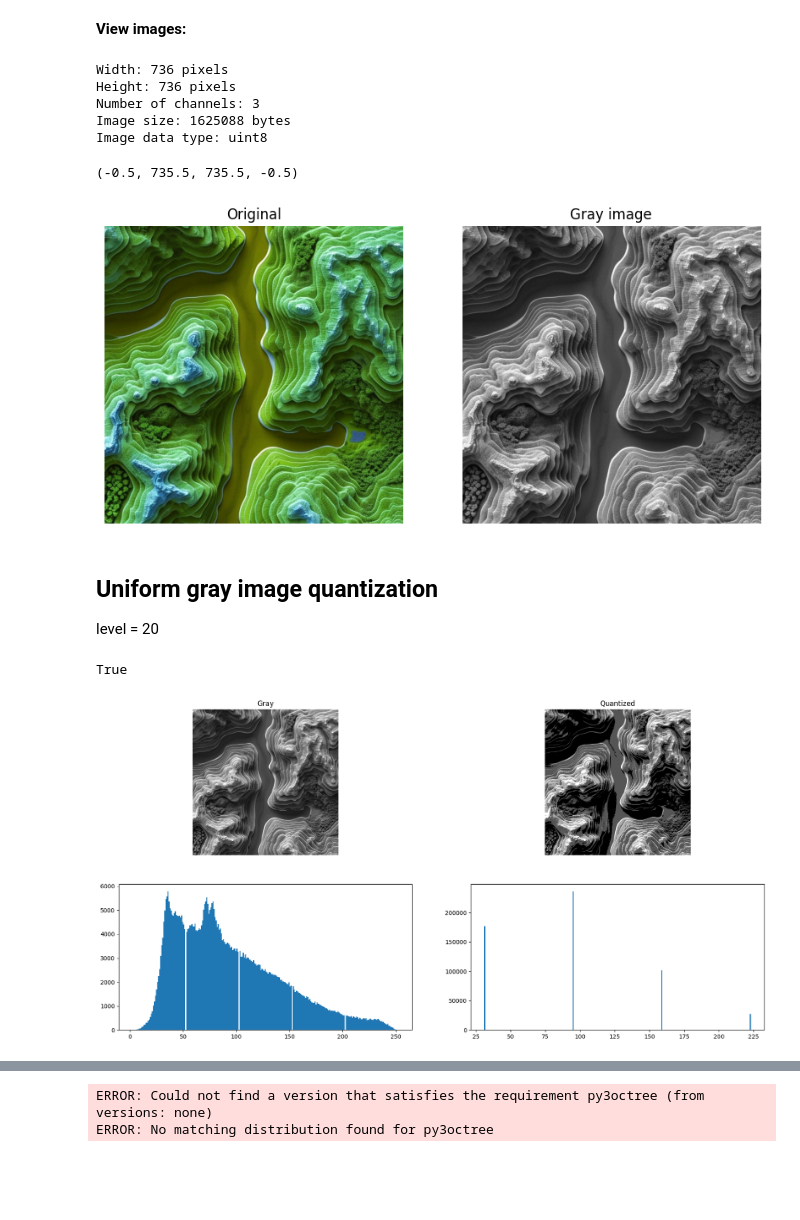
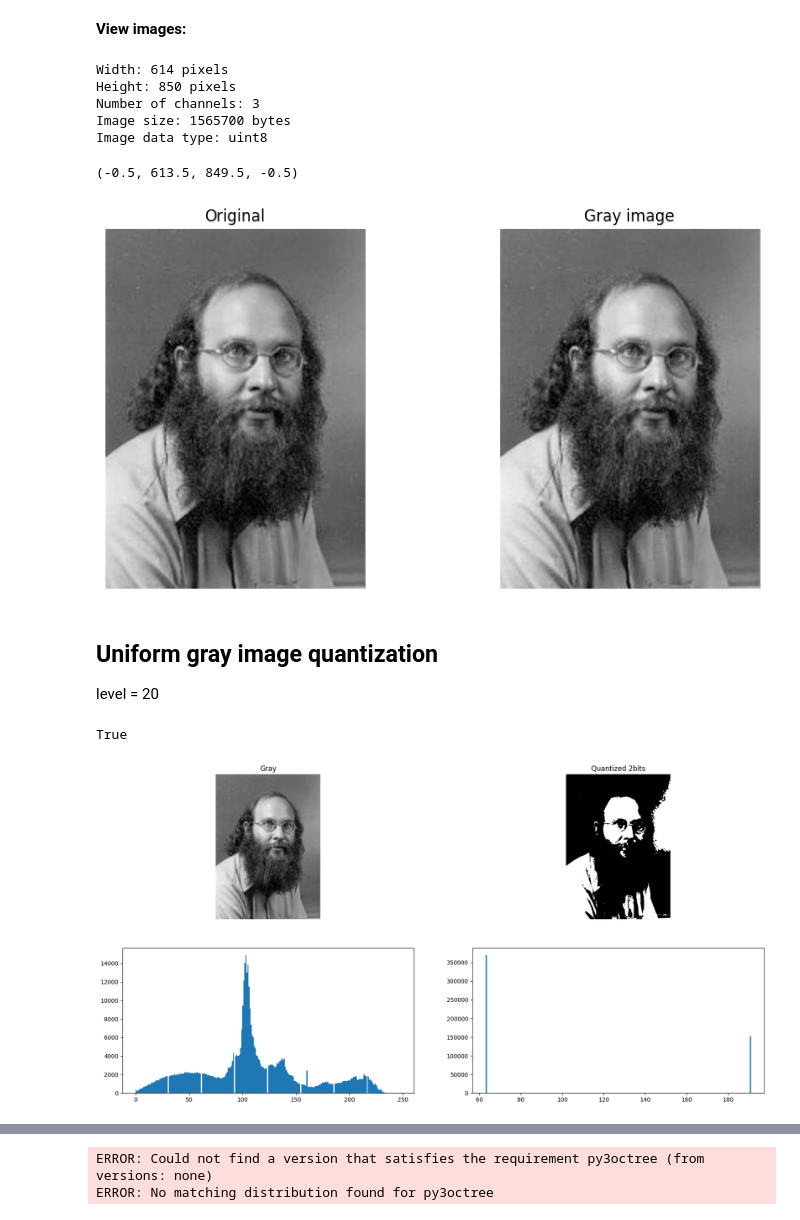
Before and after one commit to JavaConterry/Image-Quantization, a Jupyter notebook: Worksheet.ipynb, the cells around one changed output, grey strips where cells are left out. Saved outputs shown, nothing was run; the diff lists cells and outputs as text; code cells hidden in the pictures; blank space fills up the shorter version.

```diff
--- a/Worksheet.ipynb
+++ b/Worksheet.ipynb
@@ -13,46 +13,49 @@ Requirement already satisfied: numpy>=1.21.2 in h:\in common\python\lib\site-pac
 import cv2
 import matplotlib.pyplot as plt
 import numpy as np
+
+# img_source = 'images/hills.jpeg'
+img_source = 'images/example.png'
 # %% [markdown]
 **View images:**
 # %%
-img = cv2.imread('images/hills.jpeg')
+img = cv2.imread(img_source)
 # plt.imshow(img)
 
 gray_image = cv2.cvtColor(img, cv2.COLOR_BGR2GRAY)
 # plt.imshow(gray_image, cmap='gray')
 
 height, width, channels = img.shape
 print(f"Width: {width} pixels")
 print(f"Height: {height} pixels")
 print(f"Number of channels: {channels}")
 print(f"Image size: {img.size} bytes")
 print(f"Image data type: {img.dtype}")
 
 plt.figure(figsize=(10,5))
 
 plt.subplot(1,2,1)
-plt.imshow(img, cmap='gray')
+plt.imshow(img)
 plt.title('Original')
 plt.axis('off')
 
 plt.subplot(1,2,2)
 plt.imshow(gray_image, cmap='gray')
 plt.title('Gray image')
 plt.axis('off')
 # %% [output]
-Width: 736 pixels
-Height: 736 pixels
+Width: 614 pixels
+Height: 850 pixels
 Number of channels: 3
-Image size: 1625088 bytes
+Image size: 1565700 bytes
 Image data type: uint8
-(-0.5, 735.5, 735.5, -0.5)
+(-0.5, 613.5, 849.5, -0.5)
-[figure, old version]
+[figure, new version]
 # %% [markdown]
 ## Uniform gray image quantization
 level = 20
 # %%
-level = 4
+level = 2
 
 quantized_image = np.array(gray_image).copy()
 delta = 255/level
@@ -70,7 +73,7 @@ plt.axis('off')
 
 plt.subplot(2,2,2)
 plt.imshow(quantized_image, cmap='gray')
-plt.title('Quantized')
+plt.title(f'Quantized {level}bits')
 plt.axis('off')
 
 
@@ -84,5 +87,5 @@ cv2.imwrite('images/gray_hills.jpeg',gray_image)
 cv2.imwrite('images/quantized_gray_hills.jpeg',quantized_image)
 # %% [output]
 True
-[figure, old version]
+[figure, new version]
 # %% [markdown]
```
Also changed, not shown: parts of 8 cells of this notebook.
